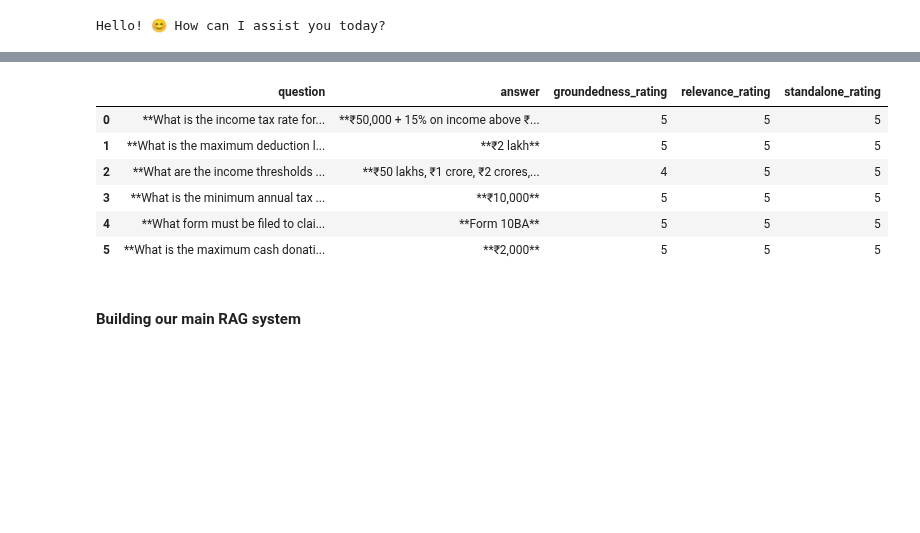
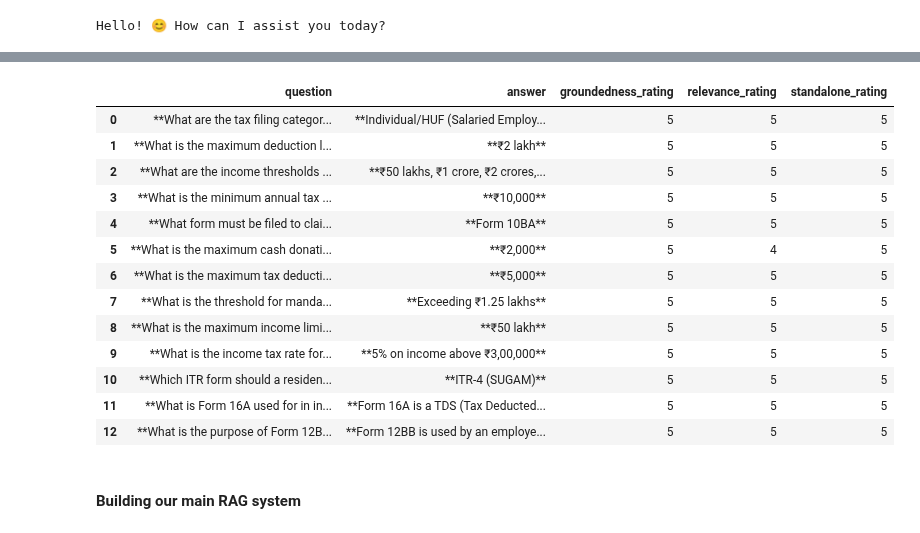
Before and after one commit to chayansraj/Agentic-RAG-with-evalution-Langchain, a Jupyter notebook: rag/rag_evaluation.ipynb, the cells around one changed output, grey strips where cells are left out. Saved outputs shown, nothing was run; the diff lists cells and outputs as text; code cells hidden in the pictures; blank space fills up the shorter version.

```diff
--- a/rag/rag_evaluation.ipynb
+++ b/rag/rag_evaluation.ipynb
@@ -489,22 +449,29 @@ for _, pair in tqdm(QA_pairs.iterrows()):
 # %%
-generated_outputs = pd.read_csv("generated_QA_pairs_evaluated.csv")
+generated_outputs = pd.read_csv("generated_QA_pairs_evaluated_v2.csv")
 display(
     generated_outputs[
         [
             "question",
             "answer",
             "groundedness_rating",
             "relevance_rating",
             "standalone_rating",
         ]
     ]
 )
 # %% [output]
 |  | question | answer | groundedness_rating | relevance_rating | standalone_rating |
-| 0 | **What is the income tax rate for... | **₹50,000 + 15% on income above ₹... | 5 | 5 | 5 |
+| 0 | **What are the tax filing categor... | **Individual/HUF (Salaried Employ... | 5 | 5 | 5 |
 | 1 | **What is the maximum deduction l... | **₹2 lakh** | 5 | 5 | 5 |
-| 2 | **What are the income thresholds ... | **₹50 lakhs, ₹1 crore, ₹2 crores,... | 4 | 5 | 5 |
+| 2 | **What are the income thresholds ... | **₹50 lakhs, ₹1 crore, ₹2 crores,... | 5 | 5 | 5 |
 | 3 | **What is the minimum annual tax ... | **₹10,000** | 5 | 5 | 5 |
 | 4 | **What form must be filed to clai... | **Form 10BA** | 5 | 5 | 5 |
-| 5 | **What is the maximum cash donati... | **₹2,000** | 5 | 5 | 5 |
+| 5 | **What is the maximum cash donati... | **₹2,000** | 5 | 4 | 5 |
+| 6 | **What is the maximum tax deducti... | **₹5,000** | 5 | 5 | 5 |
+| 7 | **What is the threshold for manda... | **Exceeding ₹1.25 lakhs** | 5 | 5 | 5 |
+| 8 | **What is the maximum income limi... | **₹50 lakh** | 5 | 5 | 5 |
+| 9 | **What is the income tax rate for... | **5% on income above ₹3,00,000** | 5 | 5 | 5 |
+| 10 | **Which ITR form should a residen... | **ITR-4 (SUGAM)** | 5 | 5 | 5 |
+| 11 | **What is Form 16A used for in in... | **Form 16A is a TDS (Tax Deducted... | 5 | 5 | 5 |
+| 12 | **What is the purpose of Form 12B... | **Form 12BB is used by an employe... | 5 | 5 | 5 |
 # %%
```
Also changed, not shown: parts of 22 cells of this notebook, 3 other files.
